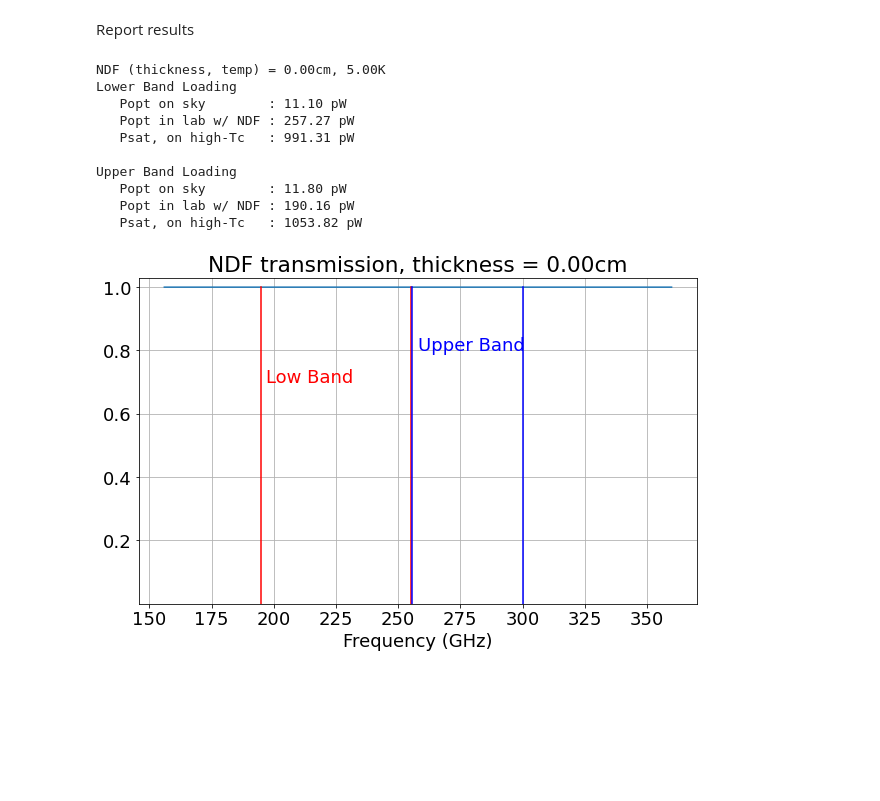
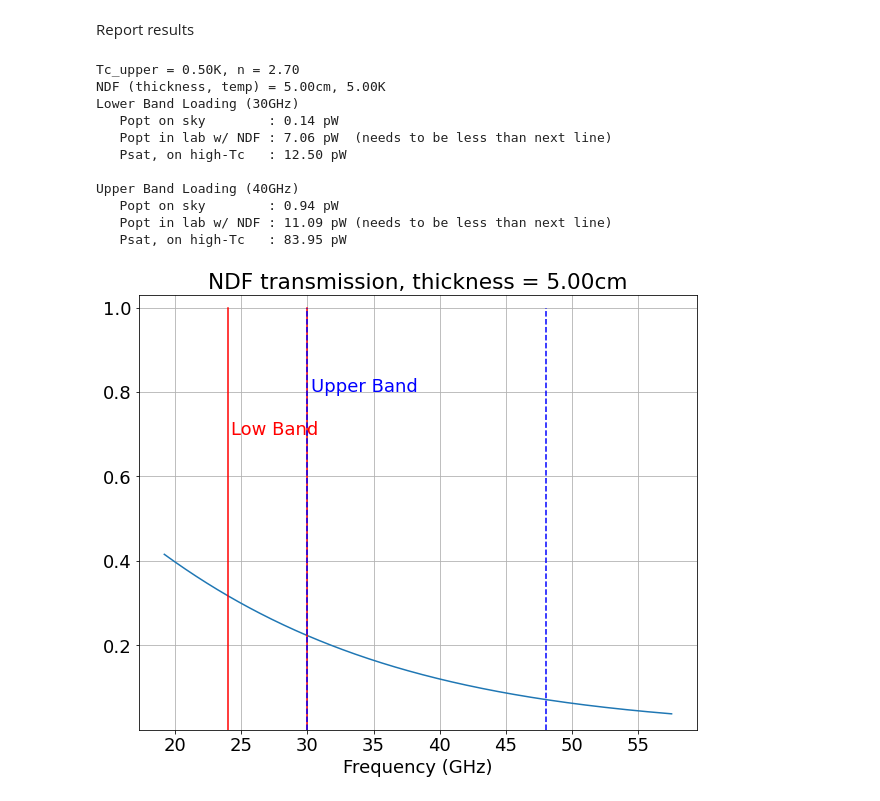
Before and after one commit to JohnRuhl/CMB_expt, a Jupyter notebook: LAT_testing_loading.ipynb, the cells around one changed output. Cells and saved outputs as stored; diff of their text form; code cells hidden in the pictures; blank space fills up the shorter version.

```diff
--- a/LAT_testing_loading.ipynb
+++ b/LAT_testing_loading.ipynb
@@ -4,8 +12,16 @@ This notebook calculates the loading on dichroic bolometers looking into the roo
+# %%
+# choices are '30','40',  '95', '150', '220', '28'
+BL = '30'  # lower band.  This one sets the NDF thickness, below.
+BH = '40'  # upper band
 # %%
 # imports
 import matplotlib.pyplot as plt
 import h5py as hp
 
+%matplotlib inline
+plt.rcParams.update({'font.size': 18})
+plt.rcParams['figure.figsize'] = [10, 8]
+
 # physical constants
 k = 1.38e-23
 c= 2.99792458e8
@@ -15,10 +32,10 @@ Define the NDF properties here.  Play with the NDF thickness and temperature by
 # %%
 # NDF properties
-#d_inches = 2.35
-#d = d_inches*2.54  # cm
+# d is expressed in centimeters.
 
 # At 150 use about d=6cm, T_ndf = 3K, to get reasonable loading for 95,150 CHLAT.
-d = 0. #cm
+d_choices = {'30':5,'40':5,'95':0.5,'150':0.5,'220':0.0,'280':0.0}
+d = d_choices[BL]
 T_ndf = 5  #K
 T_room = 450 #K
 
@@ -60,12 +78 @@ Popt_280 = 11.8
-# %%
-# Low band edges
-LowBand_lowedge = Lowedge_220
-LowBand_upperedge = Upperedge_220
-
-# High band edges
-HighBand_lowedge = Lowedge_280
-HighBand_upperedge = Upperedge_280
-
-Popt_low = Popt_220
-Popt_high = Popt_280
 # %% [markdown]
@@ -139,39 +146,40 @@ Report results
 # %%
 # Plot NDF transmission
 miny = 1e-6
 maxy = 1
 plt.plot(nu,transmission)
 plt.plot([LowBand_lowedge,LowBand_lowedge],[miny,maxy],'r')
 plt.plot([LowBand_upperedge,LowBand_upperedge],[miny,maxy],'r')
-plt.plot([HighBand_lowedge,HighBand_lowedge],[miny,maxy],'b')
-plt.plot([HighBand_upperedge,HighBand_upperedge],[miny,maxy],'b')
+plt.plot([HighBand_lowedge,HighBand_lowedge],[miny,maxy],'--b')
+plt.plot([HighBand_upperedge,HighBand_upperedge],[miny,maxy],'--b')
 plt.ylim([miny,1.03*maxy])
 plt.grid()
 plt.title('NDF transmission, thickness = {0:2.2f}cm'.format(d))
 plt.xlabel('Frequency (GHz)')
 plt.text(LowBand_lowedge*1.01,0.7*maxy,'Low Band',color='red')
 plt.text(HighBand_lowedge*1.01,0.8*maxy,'Upper Band',color='blue')
 
-
+print('Tc_upper = {0:3.2f}K, n = {1:3.2f}'.format(Tc_upper,n))
 print('NDF (thickness, temp) = {0:2.2f}cm, {1:2.2f}K'.format(d,T_ndf))
-print('Lower Band Loading')
+print('Lower Band Loading ('+BL+'GHz)')
 print('   Popt on sky        : {0:2.2f} pW'.format(Popt_low))
-print('   Popt in lab w/ NDF : {0:2.2f} pW'.format(lbl_2*1e12))
+print('   Popt in lab w/ NDF : {0:2.2f} pW  (needs to be less than next line)'.format(lbl_2*1e12))
 print('   Psat, on high-Tc   : {0:2.2f} pW'.format(Psat_low_highTc))
 print('')
-print('Upper Band Loading')
+print('Upper Band Loading ('+BH+'GHz)')
 print('   Popt on sky        : {0:2.2f} pW'.format(Popt_high))
-print('   Popt in lab w/ NDF : {0:2.2f} pW'.format(hbl_2*1e12))
+print('   Popt in lab w/ NDF : {0:2.2f} pW (needs to be less than next line)'.format(hbl_2*1e12))
 print('   Psat, on high-Tc   : {0:2.2f} pW'.format(Psat_high_highTc))
 # %% [output]
-NDF (thickness, temp) = 0.00cm, 5.00K
-Lower Band Loading
-   Popt on sky        : 11.10 pW
-   Popt in lab w/ NDF : 257.27 pW
-   Psat, on high-Tc   : 991.31 pW
+Tc_upper = 0.50K, n = 2.70
+NDF (thickness, temp) = 5.00cm, 5.00K
+Lower Band Loading (30GHz)
+   Popt on sky        : 0.14 pW
+   Popt in lab w/ NDF : 7.06 pW  (needs to be less than next line)
+   Psat, on high-Tc   : 12.50 pW
 
-Upper Band Loading
-   Popt on sky        : 11.80 pW
-   Popt in lab w/ NDF : 190.16 pW
-   Psat, on high-Tc   : 1053.82 pW
+Upper Band Loading (40GHz)
+   Popt on sky        : 0.94 pW
+   Popt in lab w/ NDF : 11.09 pW (needs to be less than next line)
+   Psat, on high-Tc   : 83.95 pW
-[figure, old version]
+[figure, new version]
```
Also changed, not shown: parts of 11 cells of this notebook, 2 other files.
